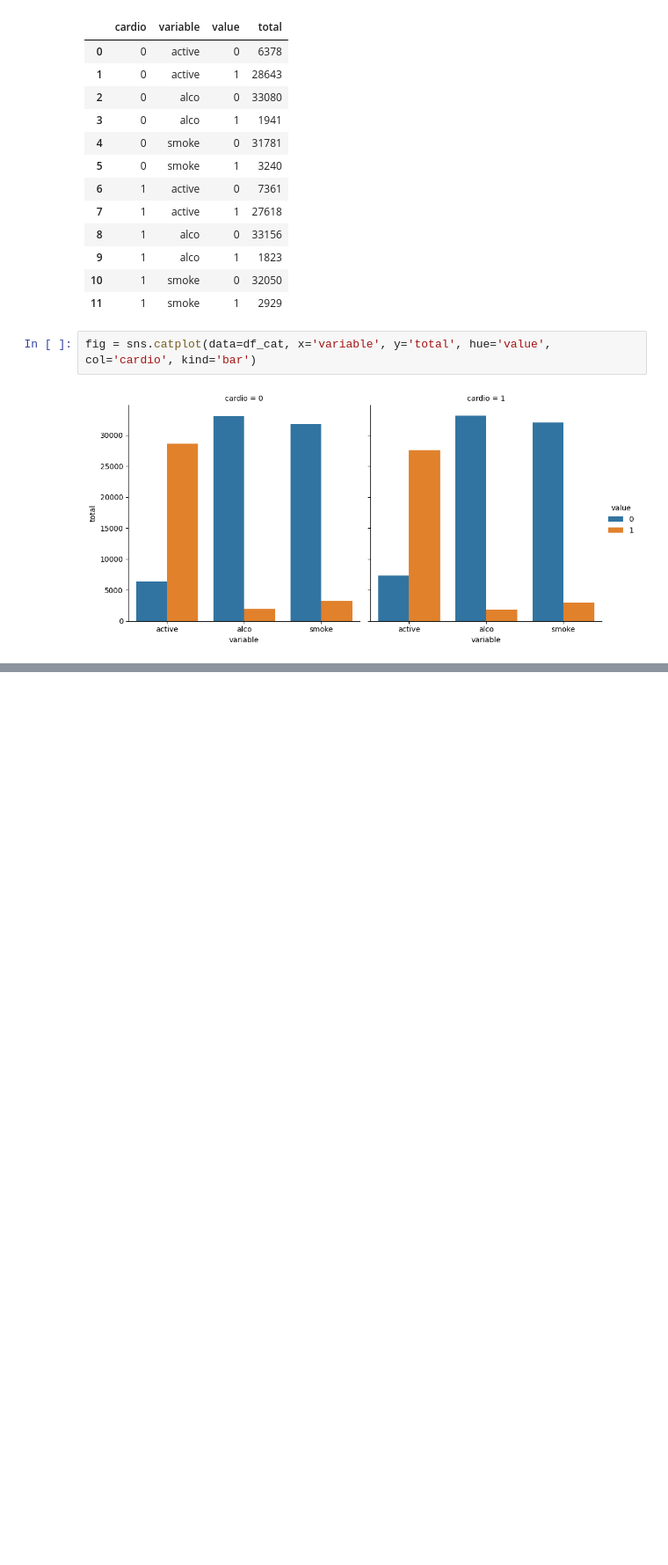
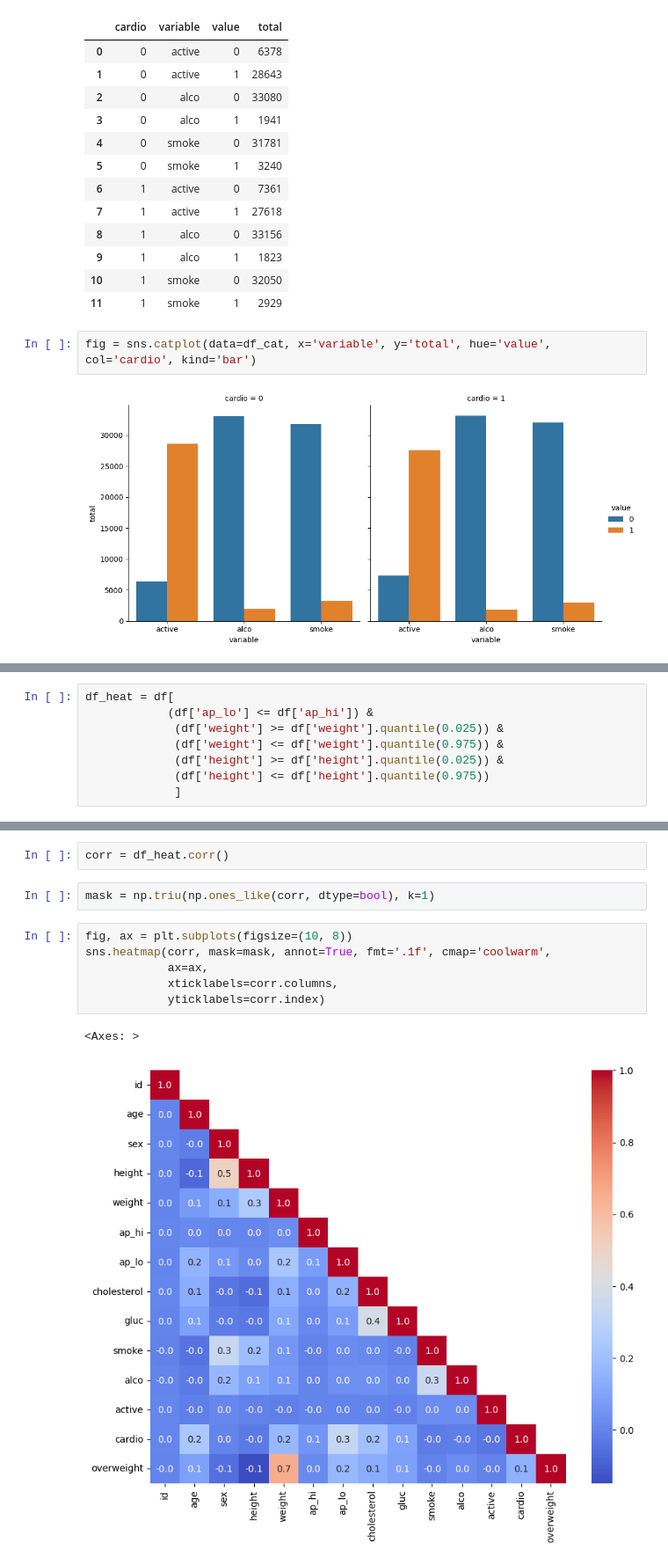
Before and after one commit to vrmelox/datana, a Jupyter notebook: python_fcc/medical_data_visualizer/medical_data_visualizer.ipynb, the cells around one changed output, grey strips where cells are left out. Shown at 88% size. Saved outputs shown, nothing was run; the diff lists cells and outputs as text; blank space fills up the shorter version.

Commit message:
The project Medical Data Visualizer has been completed

```diff
--- a/python_fcc/medical_data_visualizer/medical_data_visualizer.ipynb
+++ b/python_fcc/medical_data_visualizer/medical_data_visualizer.ipynb
@@ -110,0 +128,8 @@ fig = sns.catplot(data=df_cat, x='variable', y='total', hue='value', col='cardio
+# %%
+df_heat = df[
+            (df['ap_lo'] <= df['ap_hi']) &
+             (df['weight'] >= df['weight'].quantile(0.025)) &
+             (df['weight'] <= df['weight'].quantile(0.975)) &
+             (df['height'] >= df['height'].quantile(0.025)) &
+             (df['height'] <= df['height'].quantile(0.975))
+             ]
@@ -110,0 +152,13 @@ fig = sns.catplot(data=df_cat, x='variable', y='total', hue='value', col='cardio
+# %%
+corr = df_heat.corr()
+# %%
+mask = np.triu(np.ones_like(corr, dtype=bool), k=1)
+# %%
+fig, ax = plt.subplots(figsize=(10, 8))
+sns.heatmap(corr, mask=mask, annot=True, fmt='.1f', cmap='coolwarm',
+            ax=ax,
+            xticklabels=corr.columns,
+            yticklabels=corr.index)
+# %% [output]
+<Axes: >
+[figure, added]
```
Also changed, not shown: parts of 3 cells of this notebook, 9 other files.
